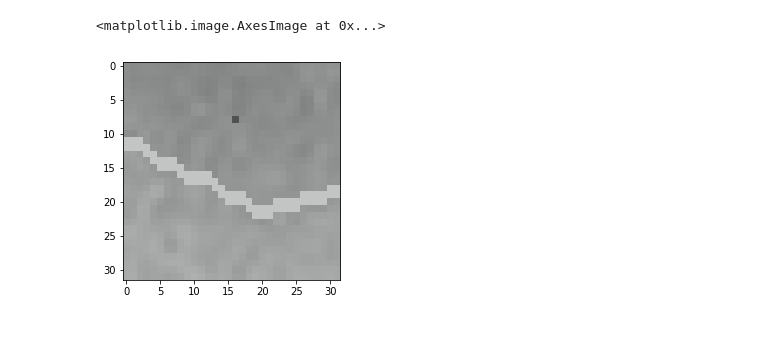
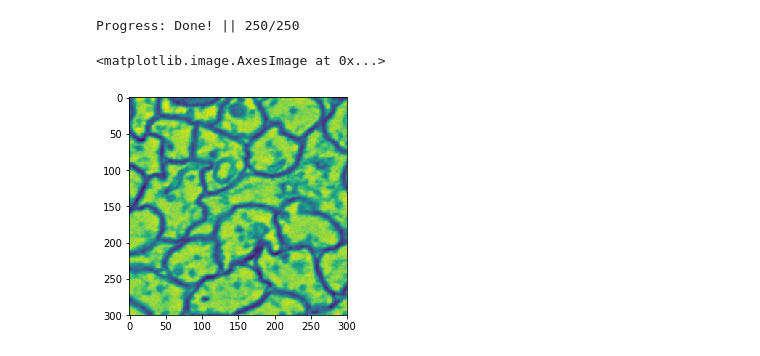
Before and after one commit to Collin-Emerson-Miller/Learned-Watershed-Segmentation, a Jupyter notebook: segmentation/Drawing Board.ipynb, the cells around one changed output. Drawn from its saved outputs; the diff is of its cells as text; code cells hidden in the pictures.

```diff
--- a/segmentation/Drawing Board.ipynb
+++ b/segmentation/Drawing Board.ipynb
@@ -52,15 +6,0 @@ n_epochs = 32
-# %%
-bach = BachNet.BachNet()
-bach.build(receptive_field_shape, 1)
-bach.load_model('models/saved_models/Bach/model.h5')
-
-batch = dict()
-input_gen = prediction_utils.input_generator(bach, train_path, input_path, gt_tag)
-
-while True:
-    try:
-        f_name, img, bps, I_a, gt, gt_cuts, seeds = next(input_gen)
-        graph = graph_utils.prims_initialize(img)
-        batch[f_name] = img, bps, I_a, gt, gt_cuts, seeds, graph
-    except StopIteration:
-        break
@@ -76,11 +6,0 @@ chopin.initialize_session()
-# %%
-global_loss_timeline = []
-loss_timelines = dict()
-loss_file = open("data/train/chopin/global_loss.txt", 'w')
-loss_file.write("f_name\tepoch\tloss\n")
-
-for f_name, (img, bps, I_a, gt, gt_cuts, seeds, graph) in batch.iteritems():
-    print("Training on", f_name)
-    foldername = os.path.join(train_path, "chopin", f_name)
-    for epoch in range(n_epochs):
-        start = time.time()
@@ -112,5 +17,55 @@ Segmentation done: 0.037836s
+# %%
+size = (300, 300)
+# %%
+folder = "/home/collin/Pictures/cremi/full"
+# %%
+images = []
+ground_truths = []
+
+files = os.listdir(folder)
+
+for i, filename in enumerate(files):
+
+    sys.stdout.write("\rProgress: %.2f%% || %d/%d" % (i / len(files),
+                                                      i,
+                                                      len(files)))
+    sys.stdout.flush()
+
+    f_name, ext = os.path.splitext(filename)
+
+    if "gt" in f_name.split("_"):
+        continue
+
+    gt_filename = f_name + "_gt"
+
+    gt_path = os.path.join(folder, (gt_filename + ext))
+
+    if not os.path.isfile(gt_path):
+        continue
+
+    image_path = os.path.join(folder, filename)
+
+    img = cv2.imread(image_path, 0)
+    gt = cv2.imread(gt_path, 0)
+
+    for x in range(img.shape[0] // size[0]):
+        for y in range(img.shape[1] // size[1]):
+            tl_corner = (x*size[0], y*size[1])
+            images.append(crop_2d(img, tl_corner, size[0], size[1]))
+            ground_truths.append(crop_2d(gt, tl_corner, size[0], size[1]))
+
+    gc.collect()
+
+sys.stdout.write("\rProgress: Done! || %d/%d" % (len(files),
+                                                len(files)))
+sys.stdout.flush()
+
+images = np.stack(images)
+ground_truths = np.stack(ground_truths)
+# %% [output]
+Progress: Done! || 250/250
 # %%
-plt.imshow(display)
+plt.imshow(images[110])
 # %% [output]
 <matplotlib.image.AxesImage at 0x...>
-[figure, old version]
+[figure, new version]
```
Also changed, not shown: parts of 16 cells of this notebook, 18 other files.
